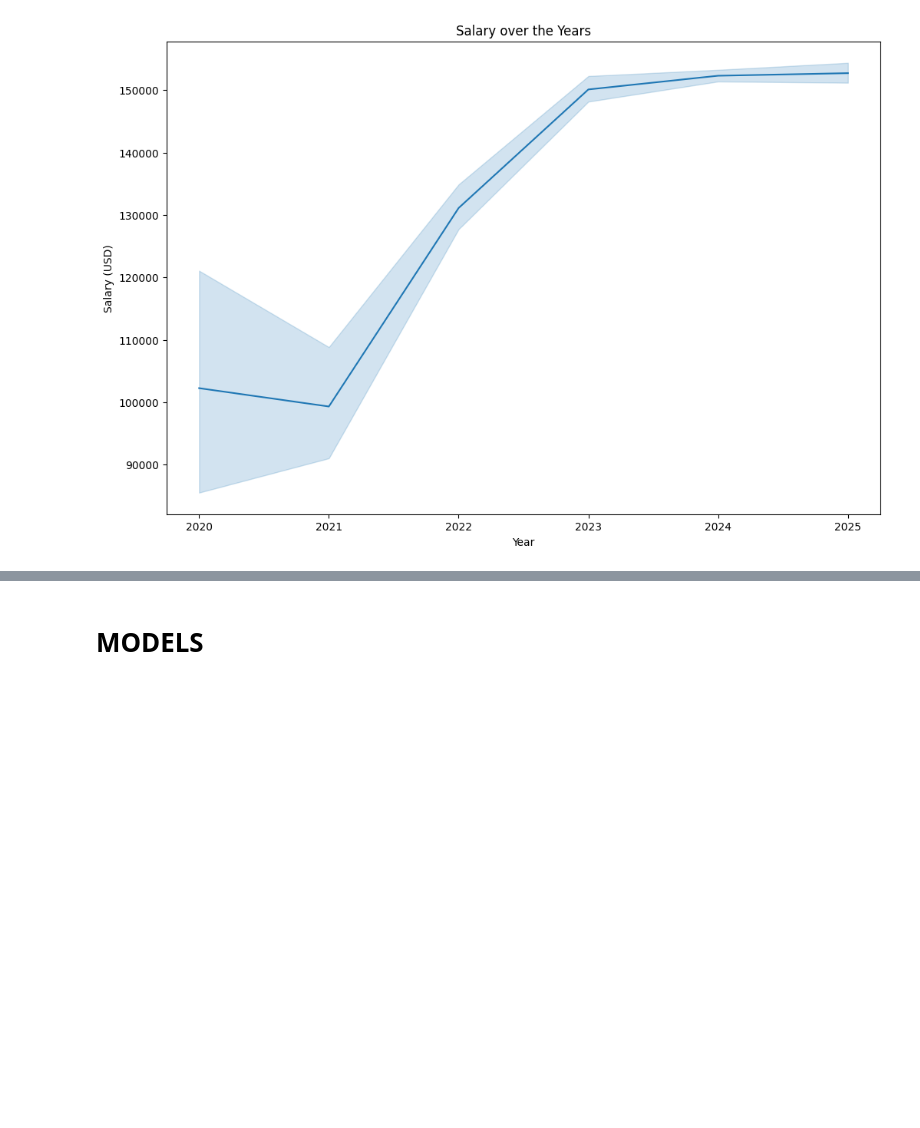
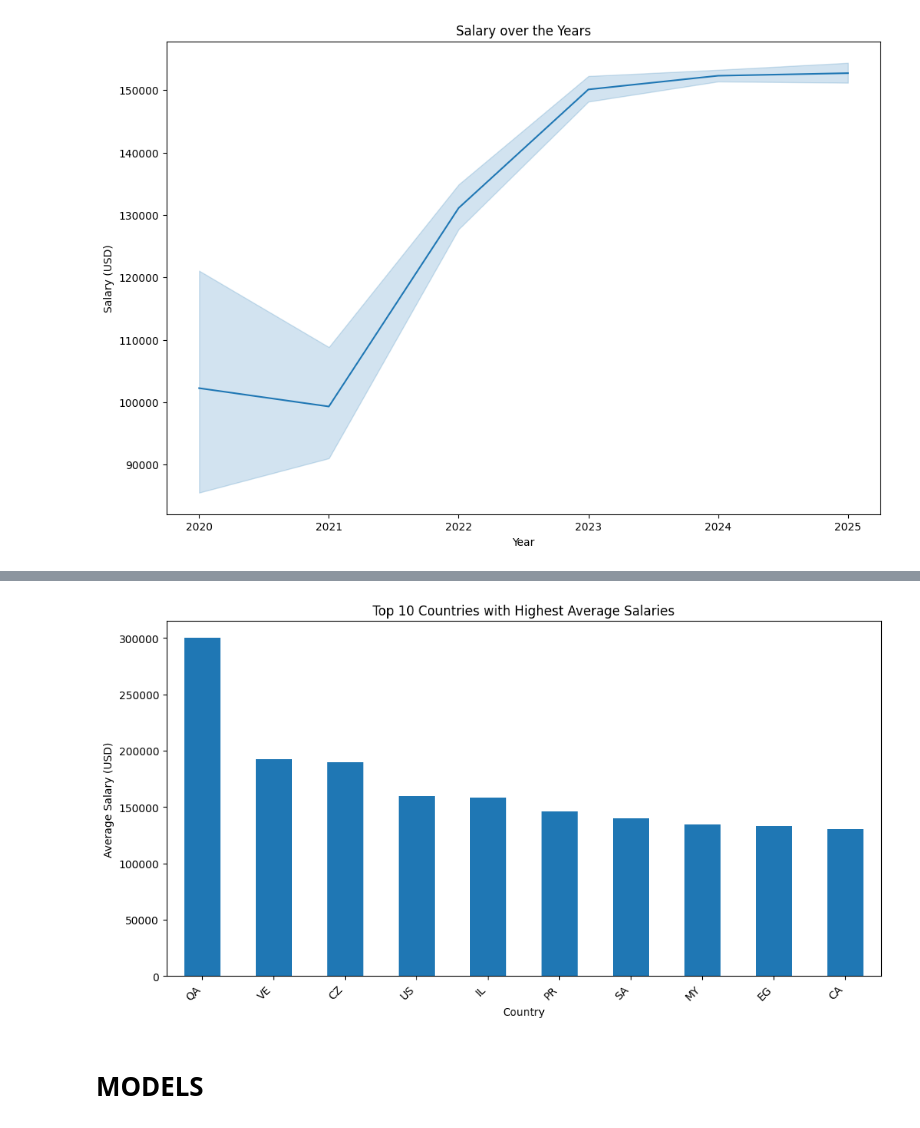
Before and after one commit to AbelPhilippe/DataScienceSalary-2020--2025-, a Jupyter notebook: AI,ML,DataScienceSalary(2020_2025).ipynb, the cells around one changed output, grey strips where cells are left out. Drawn from its saved outputs; the diff is of its cells as text; code cells hidden in the pictures; blank space fills up the shorter version.

```diff
--- a/AI,ML,DataScienceSalary(2020_2025).ipynb
+++ b/AI,ML,DataScienceSalary(2020_2025).ipynb
@@ -195,0 +203,5 @@ dtype: int64
+# %%
+average_salaries = df.groupby('employee_residence')['salary_in_usd'].mean().sort_values(ascending=False)
+top_countries = average_salaries.head(N)
+print(f"Top {N} countries with the highest average salaries in USD:")
+print(top_countries)
@@ -196,3 +222,13 @@ dtype: int64
+# %%
+plt.figure(figsize=(12, 6))
+top_countries.plot(kind='bar')
+plt.title(f'Top {N} Countries with Highest Average Salaries')
+plt.xlabel('Country')
+plt.ylabel('Average Salary (USD)')
+plt.xticks(rotation=45, ha='right')
+plt.show()
+# %% [output]
+[figure, added]
 # %% [markdown]
 # **MODELS**
 # %%
```
Also changed, not shown: parts of 6 cells of this notebook.
